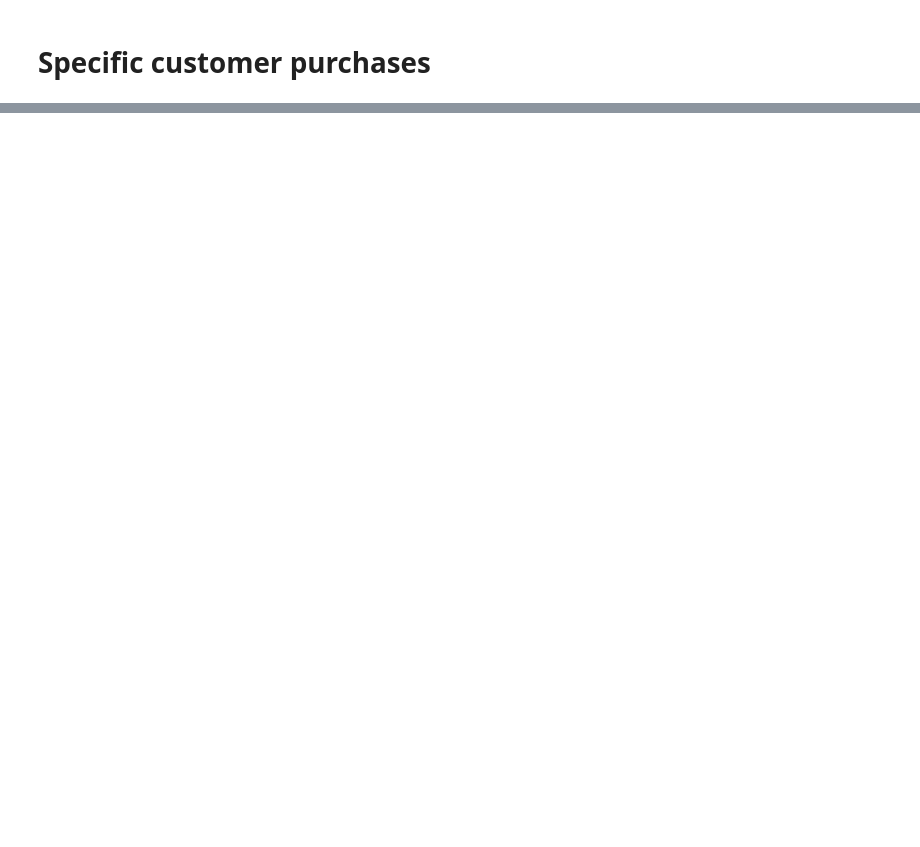
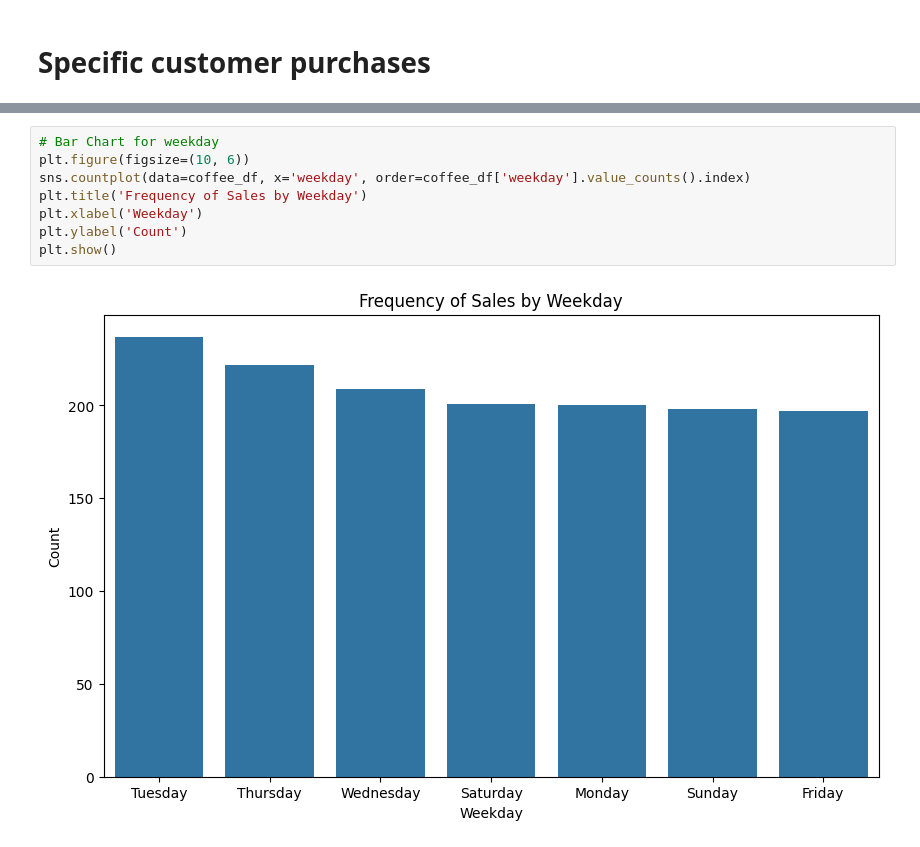
Before and after one commit to aslucky18/coffee-sales-analysis, a Jupyter notebook: Coffee_Sales.ipynb, the cells around one changed output, grey strips where cells are left out. Drawn from its saved outputs; the diff is of its cells as text; blank space fills up the shorter version.

```diff
--- a/Coffee_Sales.ipynb
+++ b/Coffee_Sales.ipynb
@@ -218,0 +330,10 @@ plt.show()
+# %%
+# Bar Chart for weekday
+plt.figure(figsize=(10, 6))
+sns.countplot(data=coffee_df, x='weekday', order=coffee_df['weekday'].value_counts().index)
+plt.title('Frequency of Sales by Weekday')
+plt.xlabel('Weekday')
+plt.ylabel('Count')
+plt.show()
+# %% [output]
+[figure, added]
```
Also changed, not shown: parts of 43 cells of this notebook, 1 other file.
